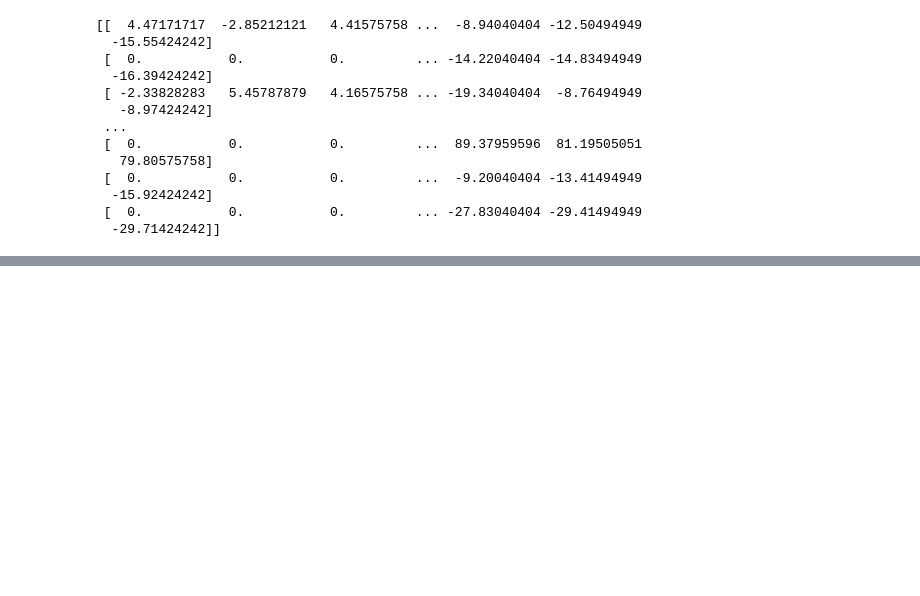
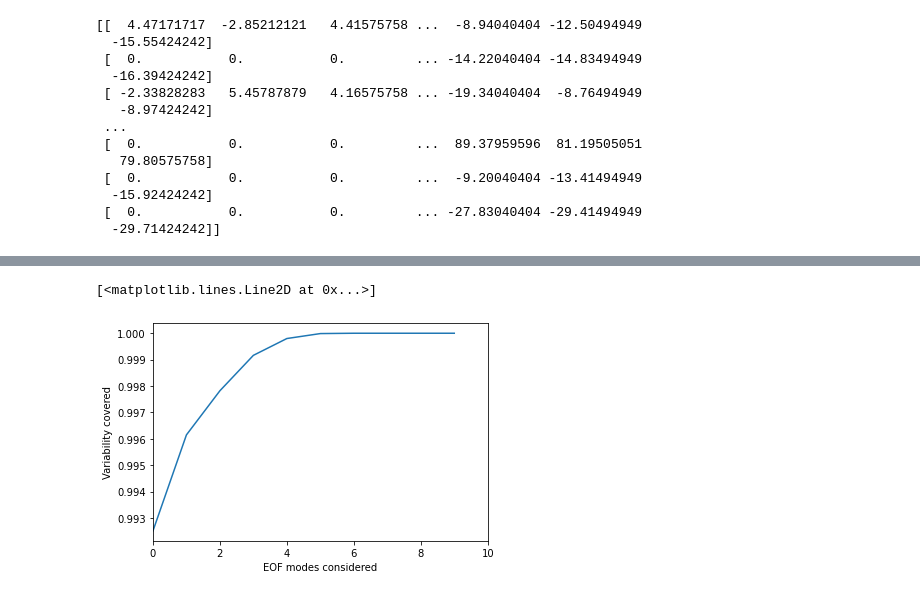
Before and after one commit to SharatMehrotra/Gap-filling-using-EOF, a Jupyter notebook: NorthEast2009.ipynb, the cells around one changed output, grey strips where cells are left out. Cells and saved outputs as stored; diff of their text form; code cells hidden in the pictures; blank space fills up the shorter version.

```diff
--- a/NorthEast2009.ipynb
+++ b/NorthEast2009.ipynb
@@ -186,7 +187,8 @@ beta value (value for convergence) has been set to 1e-6.
 You can decrease it if you want a more refined value
 """
 temp_matrix=org_matrix
-comp_considered=40
+comp_considered=80
+start=time.time()
 for k in range(comp_considered):
     while(1):
         solver=Eof(temp_matrix)
@@ -206,6 +208,7 @@ for k in range(comp_considered):
         print(k+1, var1/var2)
         if(var1/var2 < 0.00001):
             break
+end=time.time()
 print(temp_matrix)
 # %% [output]
 1 0.0010663496379990076
@@ -266,0 +336,21 @@ print(temp_matrix[5][10])
+# %%
+solver=Eof(cross_valid_set)
+eigenvalues =  solver.varianceFraction()
+eigenvalue1 = solver.varianceFraction(neigs=99)
+variance_covered=0.0
+y=[]
+x=[]
+for i in range(len(eigenvalue1)):
+    variance_covered+=eigenvalue1[i]
+    y.append(variance_covered)
+    x.append(i)
+xmin, xmax = plt.xlim()
+ymin, ymax = plt.ylim()
+scale_factor=10
+plt.xlim(xmin * scale_factor, xmax * scale_factor)
+plt.xlabel("EOF modes considered")
+plt.ylabel("Variability covered")
+plt.plot(x,y)
+# %% [output]
+[<matplotlib.lines.Line2D at 0x...>]
+[figure, added]
```
Also changed, not shown: parts of 9 cells of this notebook, 3 other files.
